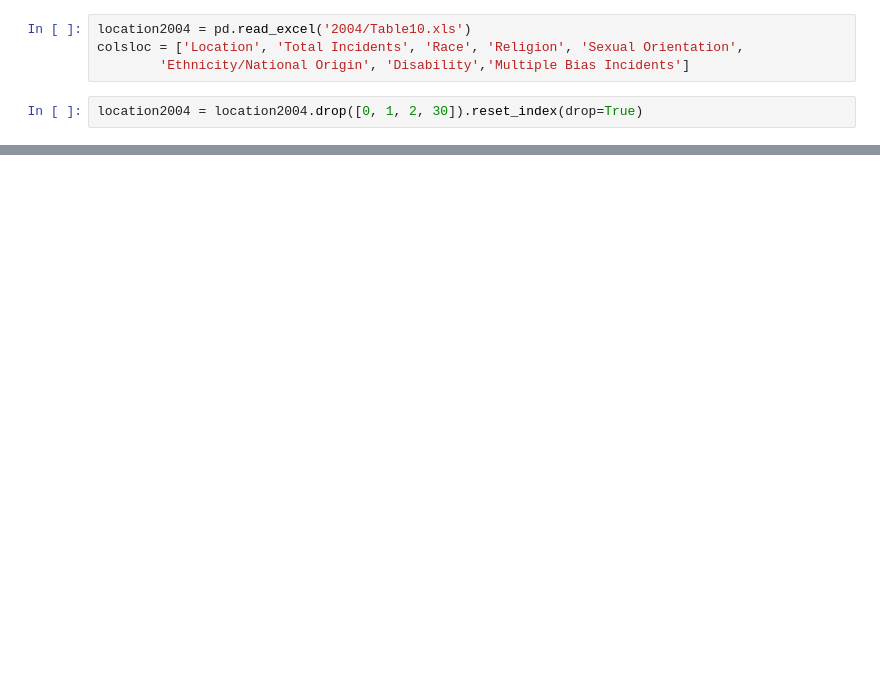
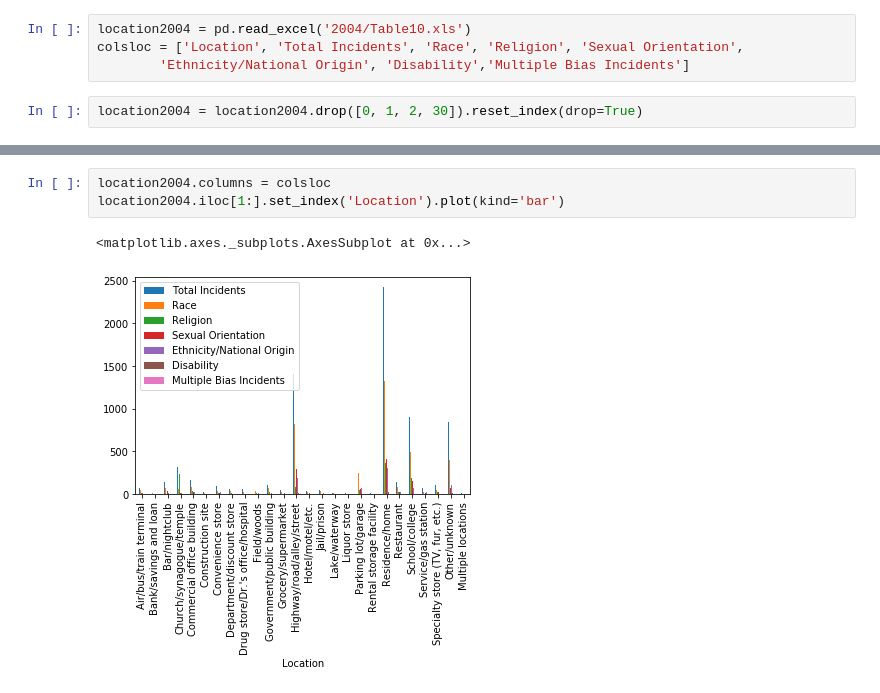
Before and after one commit to helenhc/Crime-Hate-Crime, a Jupyter notebook: 2004-2009.ipynb, the cells around one changed output, grey strips where cells are left out. Drawn from its saved outputs; the diff is of its cells as text; blank space fills up the shorter version.

```diff
--- a/2004-2009.ipynb
+++ b/2004-2009.ipynb
@@ -422,0 +47,6 @@ location2009
+# %%
+location2004.columns = colsloc
+location2004.iloc[1:].set_index('Location').plot(kind='bar')
+# %% [output]
+<matplotlib.axes._subplots.AxesSubplot at 0x...>
+[figure, added]
```
Also changed, not shown: parts of 37 cells of this notebook, 44 other files.
